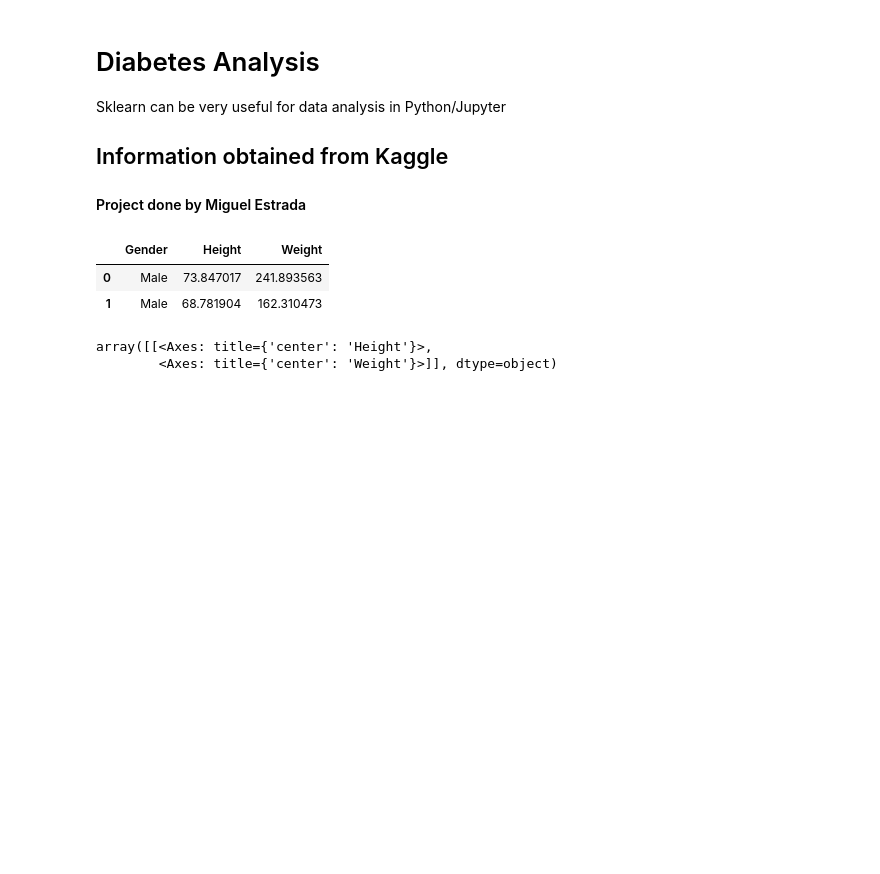
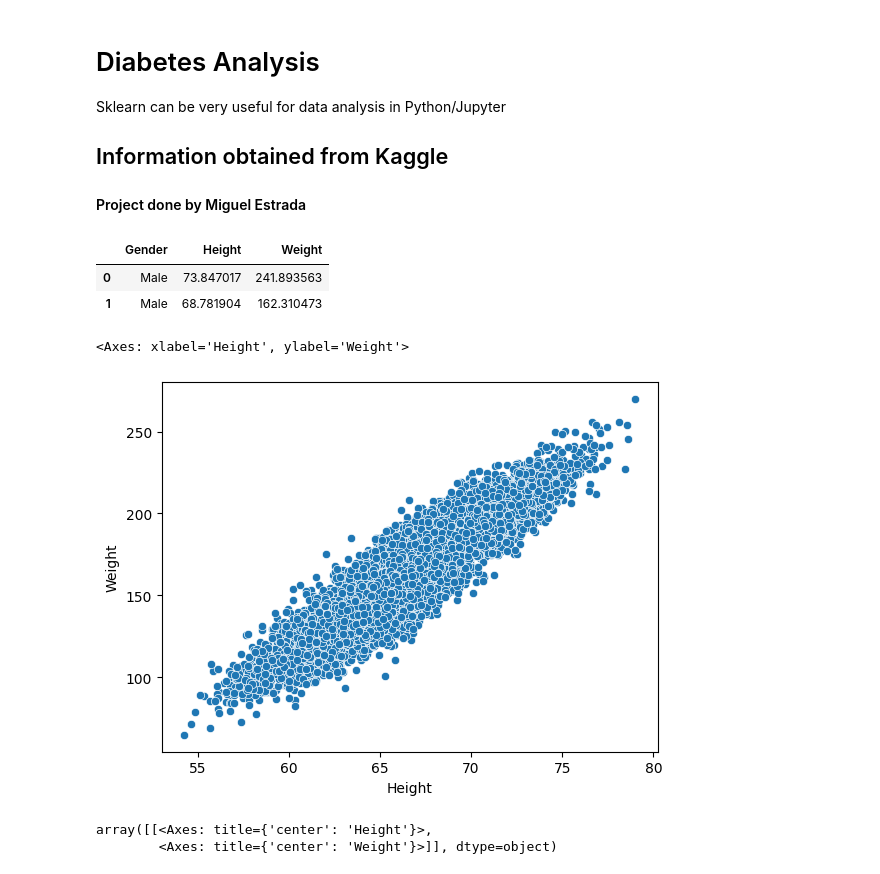
Before and after one commit to miguelestradam3/jupyter_biodata_genders, a Jupyter notebook: main.ipynb, the cells around one changed output. Cells and saved outputs as stored; diff of their text form; code cells hidden in the pictures; blank space fills up the shorter version.

Commit message:
Added a plot to the analysis

```diff
--- a/main.ipynb
+++ b/main.ipynb
@@ -23,6 +24,11 @@ data_measures.head(2)
 |  | Gender | Height | Weight |
 | 0 | Male | 73.847017 | 241.893563 |
 | 1 | Male | 68.781904 | 162.310473 |
+# %%
+sns.scatterplot(data=data_measures, y='Weight', x='Height')
+# %% [output]
+<Axes: xlabel='Height', ylabel='Weight'>
+[figure, added]
 # %%
 males = data_measures[data_measures['Gender'] == 'Male']
 females = data_measures[data_measures['Gender'] == 'Female']
```
Also changed, not shown: parts of 1 cell of this notebook.
